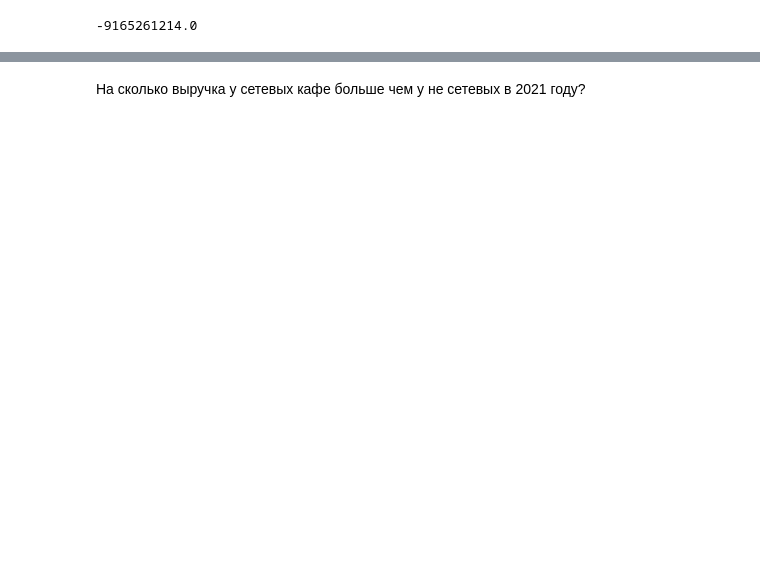
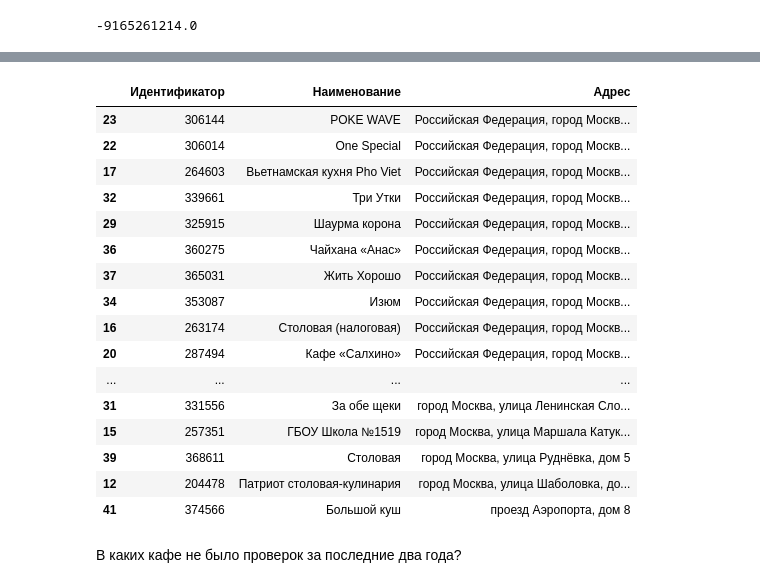
Before and after one commit to gbrs/basics_of_pandas, a Jupyter notebook: 6_5.ipynb, the cells around one changed output, grey strips where cells are left out. Drawn from its saved outputs; the diff is of its cells as text; code cells hidden in the pictures; blank space fills up the shorter version.

```diff
--- a/6_5.ipynb
+++ b/6_5.ipynb
@@ -462,2 +538,30 @@ df[df.IsNetObject == 'да'][2021].sum() - df[df.IsNetObject == 'нет'][2021].
+# %%
+df = indicator.join(df_main).iloc[:, 1:]
+# %%
+df = df.reset_index()
+# %%
+df.columns = ['Идентификатор', 'Наименование', 'Адрес']
+# %%
+df = df.sort_values(['Адрес', 'Идентификатор'])
+# %%
+df
+# %% [output]
+|  | Идентификатор | Наименование | Адрес |
+| 23 | 306144 | POKE WAVE | Российская Федерация, город Москв... |
+| 22 | 306014 | One Special | Российская Федерация, город Москв... |
+| 17 | 264603 | Вьетнамская кухня Pho Viet | Российская Федерация, город Москв... |
+| 32 | 339661 | Три Утки | Российская Федерация, город Москв... |
+| 29 | 325915 | Шаурма корона | Российская Федерация, город Москв... |
+| 36 | 360275 | Чайхана «Анас» | Российская Федерация, город Москв... |
+| 37 | 365031 | Жить Хорошо | Российская Федерация, город Москв... |
+| 34 | 353087 | Изюм | Российская Федерация, город Москв... |
+| 16 | 263174 | Столовая (налоговая) | Российская Федерация, город Москв... |
+| 20 | 287494 | Кафе «Салхино» | Российская Федерация, город Москв... |
+| ... | ... | ... | ... |
+| 31 | 331556 | За обе щеки | город Москва, улица Ленинская Сло... |
+| 15 | 257351 | ГБОУ Школа №1519 | город Москва, улица Маршала Катук... |
+| 39 | 368611 | Столовая | город Москва, улица Руднёвка, дом 5 |
+| 12 | 204478 | Патриот столовая-кулинария | город Москва, улица Шаболовка, до... |
+| 41 | 374566 | Большой куш | проезд Аэропорта, дом 8 |
 # %% [markdown]
-На сколько выручка у сетевых кафе больше чем у не сетевых в 2021 году?
+В каких кафе не было проверок за последние два года?
```
Also changed, not shown: parts of 11 cells of this notebook.
